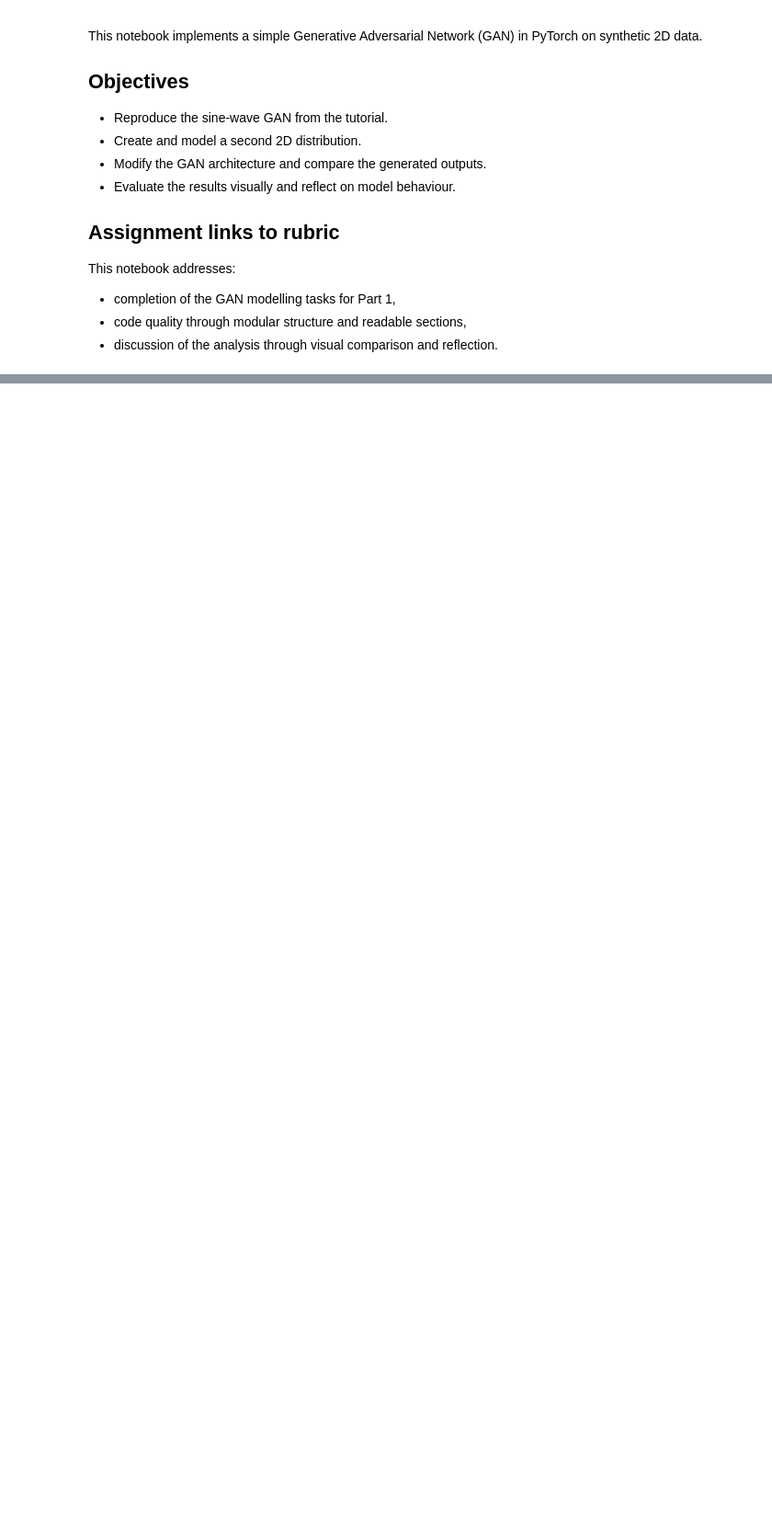
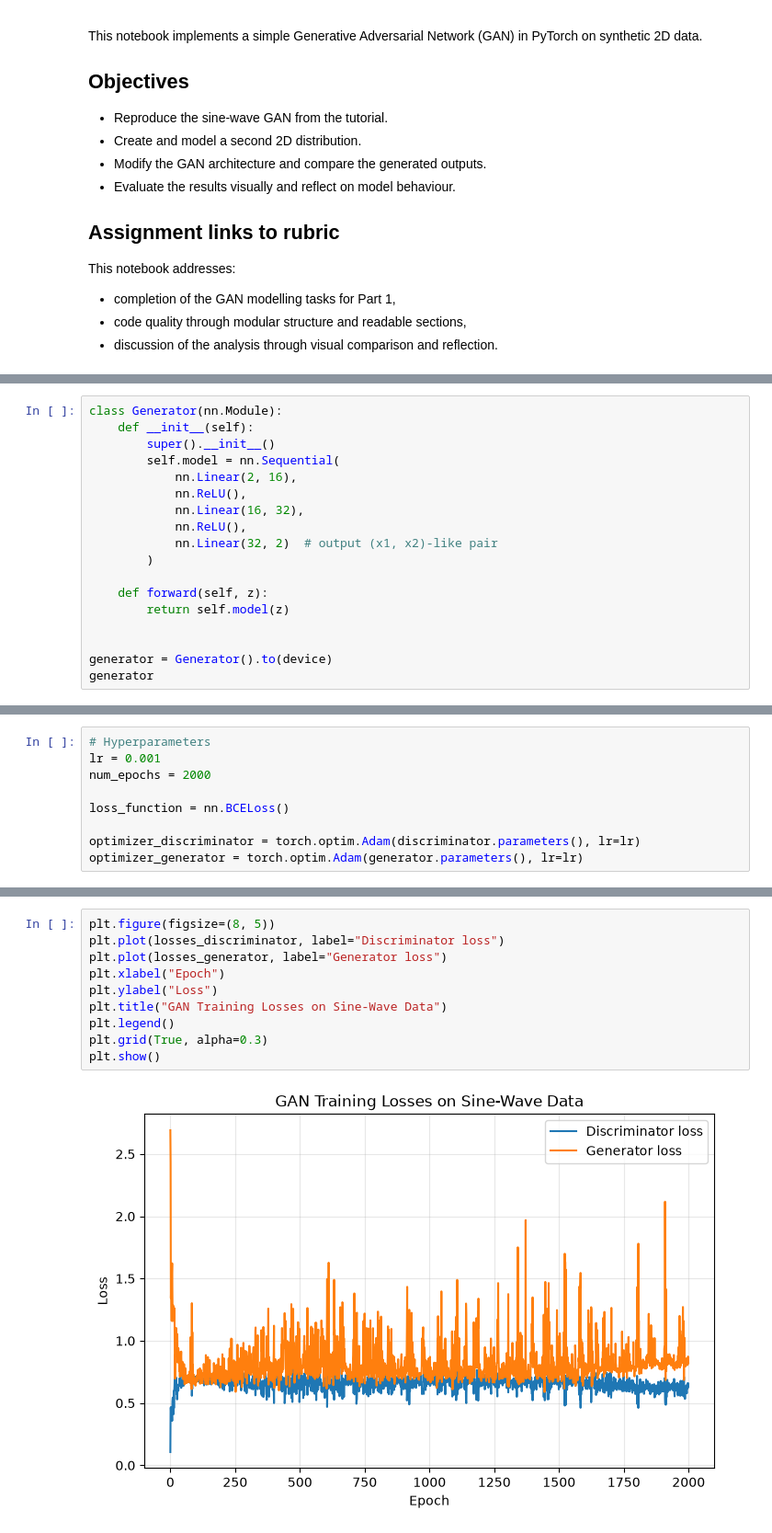
Before and after one commit to indhu0204/gan-case-study-7PAM2016, a Jupyter notebook: notebooks/part1_toy_2d_gans.ipynb, the cells around one changed output, grey strips where cells are left out. Shown at 92% size. Saved outputs shown, nothing was run; the diff lists cells and outputs as text; blank space fills up the shorter version.

```diff
--- a/notebooks/part1_toy_2d_gans.ipynb
+++ b/notebooks/part1_toy_2d_gans.ipynb
@@ -34,0 +165,18 @@ ModuleNotFoundError: No module named 'torch'
+# %%
+class Generator(nn.Module):
+    def __init__(self):
+        super().__init__()
+        self.model = nn.Sequential(
+            nn.Linear(2, 16),
+            nn.ReLU(),
+            nn.Linear(16, 32),
+            nn.ReLU(),
+            nn.Linear(32, 2)  # output (x1, x2)-like pair
+        )
+
+    def forward(self, z):
+        return self.model(z)
+
+
+generator = Generator().to(device)
+generator
@@ -34,0 +195,9 @@ ModuleNotFoundError: No module named 'torch'
+# %%
+# Hyperparameters
+lr = 0.001
+num_epochs = 2000
+
+loss_function = nn.BCELoss()
+
+optimizer_discriminator = torch.optim.Adam(discriminator.parameters(), lr=lr)
+optimizer_generator = torch.optim.Adam(generator.parameters(), lr=lr)
@@ -34,0 +280,12 @@ ModuleNotFoundError: No module named 'torch'
+# %%
+plt.figure(figsize=(8, 5))
+plt.plot(losses_discriminator, label="Discriminator loss")
+plt.plot(losses_generator, label="Generator loss")
+plt.xlabel("Epoch")
+plt.ylabel("Loss")
+plt.title("GAN Training Losses on Sine-Wave Data")
+plt.legend()
+plt.grid(True, alpha=0.3)
+plt.show()
+# %% [output]
+[figure, added]
```
Also changed, not shown: parts of 43 cells of this notebook, 2 other files.
